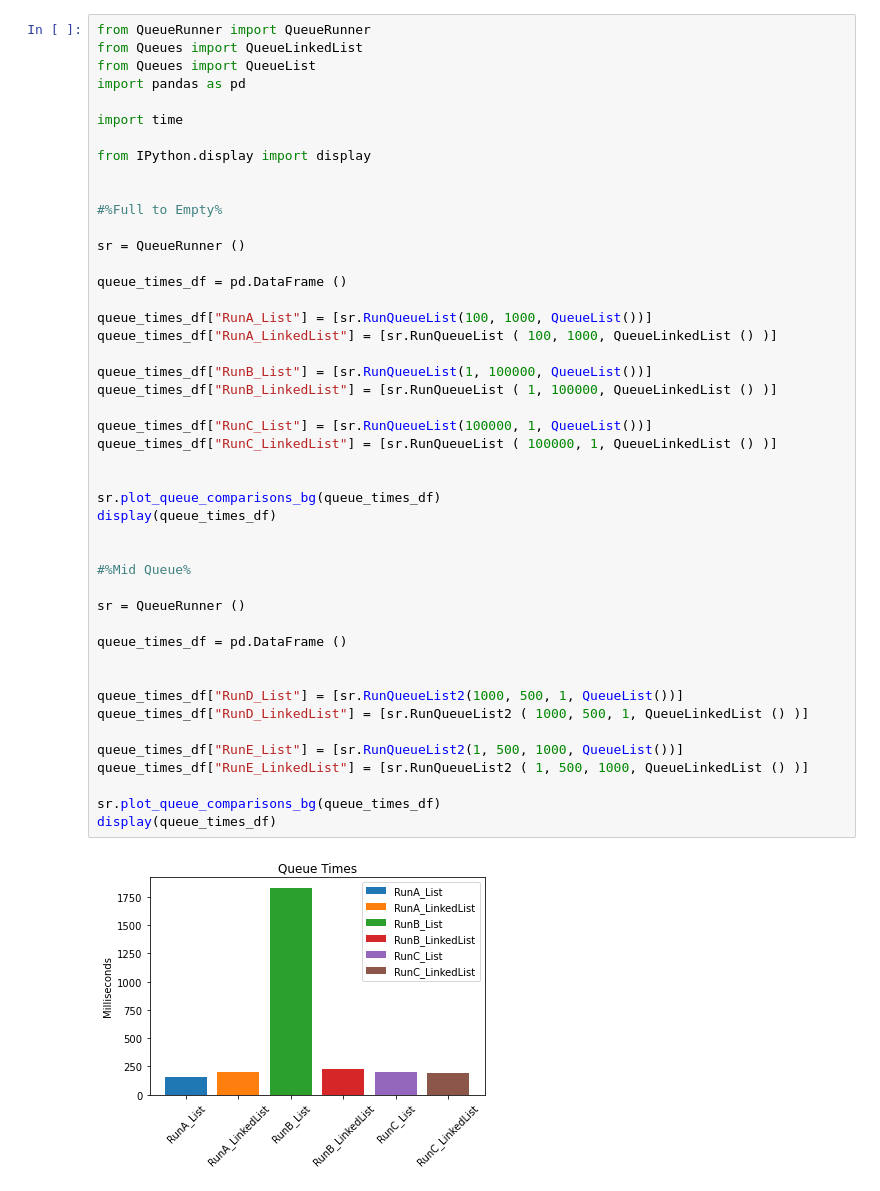
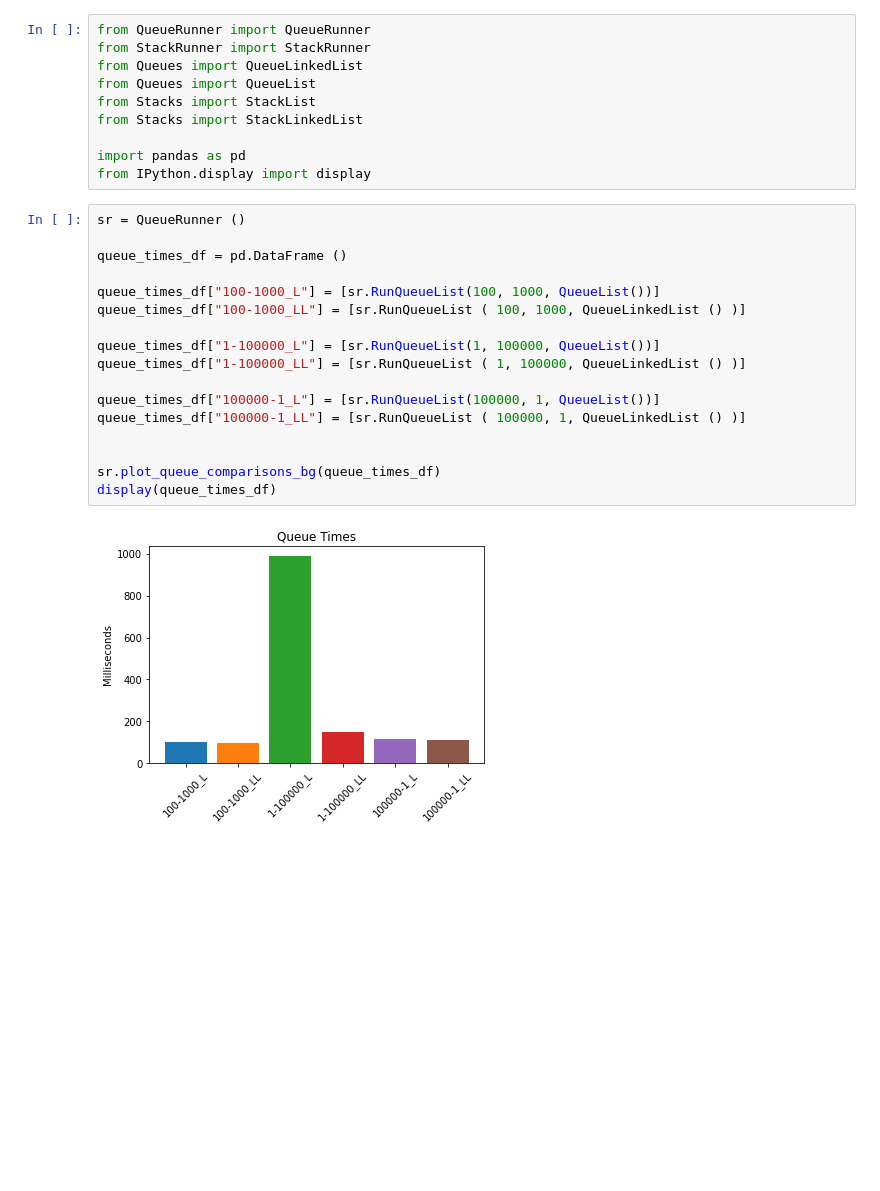
Before and after one commit to KPZNet/StackQueueLists, a Jupyter notebook: StackQueueNotes.ipynb, the cells around one changed output. Drawn from its saved outputs; the diff is of its cells as text; blank space fills up the shorter version.

```diff
--- a/StackQueueNotes.ipynb
+++ b/StackQueueNotes.ipynb
@@ -1,48 +1,29 @@
+# %%
+from QueueRunner import QueueRunner
+from StackRunner import StackRunner
+from Queues import QueueLinkedList
+from Queues import QueueList
+from Stacks import StackList
+from Stacks import StackLinkedList
+
+import pandas as pd
+from IPython.display import display
 # %%
-from QueueRunner import QueueRunner
-from Queues import QueueLinkedList
-from Queues import QueueList
-import pandas as pd
-
-import time
-
-from IPython.display import display
-
-
-#%Full to Empty%
-
 sr = QueueRunner ()
 
 queue_times_df = pd.DataFrame ()
 
-queue_times_df["RunA_List"] = [sr.RunQueueList(100, 1000, QueueList())]
-queue_times_df["RunA_LinkedList"] = [sr.RunQueueList ( 100, 1000, QueueLinkedList () )]
+queue_times_df["100-1000_L"] = [sr.RunQueueList(100, 1000, QueueList())]
+queue_times_df["100-1000_LL"] = [sr.RunQueueList ( 100, 1000, QueueLinkedList () )]
 
-queue_times_df["RunB_List"] = [sr.RunQueueList(1, 100000, QueueList())]
-queue_times_df["RunB_LinkedList"] = [sr.RunQueueList ( 1, 100000, QueueLinkedList () )]
+queue_times_df["1-100000_L"] = [sr.RunQueueList(1, 100000, QueueList())]
+queue_times_df["1-100000_LL"] = [sr.RunQueueList ( 1, 100000, QueueLinkedList () )]
 
-queue_times_df["RunC_List"] = [sr.RunQueueList(100000, 1, QueueList())]
-queue_times_df["RunC_LinkedList"] = [sr.RunQueueList ( 100000, 1, QueueLinkedList () )]
+queue_times_df["100000-1_L"] = [sr.RunQueueList(100000, 1, QueueList())]
+queue_times_df["100000-1_LL"] = [sr.RunQueueList ( 100000, 1, QueueLinkedList () )]
 
 
 sr.plot_queue_comparisons_bg(queue_times_df)
 display(queue_times_df)
-
-
-#%Mid Queue%
-
-sr = QueueRunner ()
-
-queue_times_df = pd.DataFrame ()
-
-
-queue_times_df["RunD_List"] = [sr.RunQueueList2(1000, 500, 1, QueueList())]
-queue_times_df["RunD_LinkedList"] = [sr.RunQueueList2 ( 1000, 500, 1, QueueLinkedList () )]
-
-queue_times_df["RunE_List"] = [sr.RunQueueList2(1, 500, 1000, QueueList())]
-queue_times_df["RunE_LinkedList"] = [sr.RunQueueList2 ( 1, 500, 1000, QueueLinkedList () )]
-
-sr.plot_queue_comparisons_bg(queue_times_df)
-display(queue_times_df)
 # %% [output]
-[figure, old version]
+[figure, new version]
```
Also changed, not shown: parts of 3 cells of this notebook, 4 other files.
